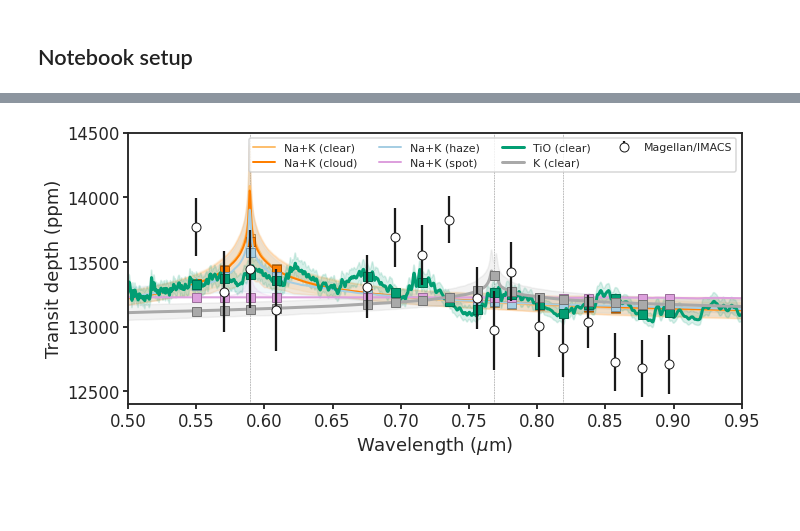
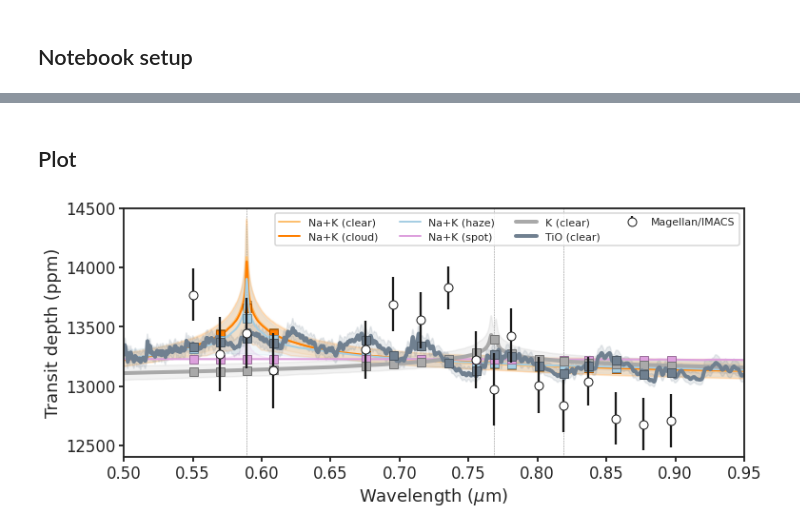
Before and after one commit to icweaver/HAT-P-23b, a Jupyter notebook: notebooks/retrieval_tspec.ipynb, the cells around one changed output, grey strips where cells are left out. Saved outputs shown, nothing was run; the diff lists cells and outputs as text; code cells hidden in the pictures; blank space fills up the shorter version.

Commit message:
updated figures and env

```diff
--- a/notebooks/retrieval_tspec.ipynb
+++ b/notebooks/retrieval_tspec.ipynb
@@ -45,41 +45,41 @@ plt.rcParams.update(params)
 # %%
-# Load
 base_dir = "data/retrieval_tspec"
 
+# Retrievals with lowest and highest log-evidences
 fpaths_dict_extrema = {
+    "K (clear)": f"{base_dir}/HATP23_E1_NoHet_FitP0_NoClouds_NoHaze_NofitR0_K",  # Worst
     "TiO (clear)": f"{base_dir}/HATP23_E1_NoHet_FitP0_NoClouds_NoHaze_NofitR0_TiO",  # Best
-    "K (clear)": f"{base_dir}/HATP23_E1_NoHet_FitP0_NoClouds_NoHaze_NofitR0_K",  # Worst
 }
-
-
 data_dict_extrema = {
     model_name: {
-        "data": ascii.read(f"{model_dir}/retr_model.txt"),
-        "sampled_data": ascii.read(
+        "tspec": ascii.read(f"{model_dir}/retr_model.txt"),
+        "tspec_sampled": ascii.read(
             f"{model_dir}/retr_model_sampled_Magellan_IMACS.txt"
         ),
+        "retrieval": utils.load_pickle(f"{model_dir}/retrieval.pkl"),
     }
     for (model_name, model_dir) in fpaths_dict_extrema.items()
 }
 
+# Additional retreivals to compare overall shape
 fpaths_dict = {
     "Na+K (clear)": f"{base_dir}/HATP23_E1_NoHet_FitP0_NoClouds_NoHaze_NofitR0_Na_K",
     "Na+K (cloud)": f"{base_dir}/HATP23_E1_NoHet_FitP0_Clouds_NoHaze_NofitR0_Na_K",
     "Na+K (haze)": f"{base_dir}/HATP23_E1_NoHet_FitP0_NoClouds_Haze_NofitR0_Na_K",
     "Na+K (spot)": f"{base_dir}/HATP23_E1_Het_FitP0_NoClouds_NoHaze_NofitR0_Na_K",
 }
-
-
 data_dict = {
     model_name: {
-        "data": ascii.read(f"{model_dir}/retr_model.txt"),
-        "sampled_data": ascii.read(
+        "tspec": ascii.read(f"{model_dir}/retr_model.txt"),
+        "tspec_sampled": ascii.read(
             f"{model_dir}/retr_model_sampled_Magellan_IMACS.txt"
         ),
+        "retrieval": utils.load_pickle(f"{model_dir}/retrieval.pkl"),
     }
     for (model_name, model_dir) in fpaths_dict.items()
 }
 
+# Instrument data
 instrument_dict = {
     "Magellan_IMACS": {
         "plot_kwargs": {
@@ -98,16 +96,9 @@ instrument_dict = {
+# %% [markdown]
+## Plot
 # %%
-# Plot
 fig, ax = plt.subplots(figsize=FIG_WIDE)
 
-# Plot best fit model in bold
-# "K (clear)": f"{base_dir}/HATP23_E1_NoHet_FitP0_NoClouds_NoHaze_NofitR0_K",
-# "TiO (clear)": f"{base_dir}/HATP23_E1_NoHet_FitP0_NoClouds_NoHaze_NofitR0_TiO",
-# utils.plot_model(
-#     ax, data_dict["TiO (clear)"], model_kwargs={"lw": 0}, fill_kwargs={"alpha": 0.5}
-# )
-
-
-# Plot sample models
+# Sample models
 colors = ["C0", "C1", "C2", "C4"]
 for color, (model_name, model_dict) in zip(colors, data_dict.items()):
     p = utils.plot_model(
@@ -118,45 +109,42 @@ for color, (model_name, model_dict) in zip(colors, data_dict.items()):
         sample_kwargs={"marker": "o"},
     )
 
-# Plot best and worst models
-colors = ["C7", "darkgrey"]
+# Best and worst models
+colors = ["darkgrey", "C8"]
 for color, (model_name, model_dict) in zip(colors, data_dict_extrema.items()):
     p = utils.plot_model(
         ax,
         model_dict,
-        model_kwargs={"lw": 3, "label": model_name},
+        model_kwargs={"lw": 4, "label": model_name},
         fill_kwargs={"color": color, "alpha": 0.15},
         sample_kwargs={"marker": "o"},
     )
 
 # Instruments
 for (instrument_name, instrument_data) in instrument_dict.items():
     instrument_name = instrument_name.replace("_", "/")
     utils.plot_instrument(ax, instrument_data)
-
-
-ax.set_xlim(0.5, 0.95)
-ax.set_ylim(12_400, 14_500)
-ax.set_xlabel(r"Wavelength $(\mu\mathrm{m})$")
-ax.set_ylabel("Transit depth (ppm)")
-ax.legend(loc=1, ncol=4, fontsize=11)
 
 # Species
 species = {
     "Na I-D": 5892.9,
     #'Hα':6564.6,
     "K I_avg": 7682.0,
     "Na I-8200_avg": 8189.0,
 }
 [
     ax.axvline(wav / 10000, lw=0.5, ls="--", color="grey", zorder=0)
     for name, wav in species.items()
 ]
 
-
 # Save
-# fig.tight_layout()
+ax.legend(loc=1, ncol=4, fontsize=11)
+ax.set_xlim(0.5, 0.95)
+ax.set_ylim(12_400, 14_500)
+ax.set_xlabel(r"Wavelength $(\mu\mathrm{m})$")
+ax.set_ylabel("Transit depth (ppm)")
+fig.tight_layout()
 fig.set_size_inches(FIG_WIDE)
-utils.savefig('../paper/figures/retrieval_tspec/retrieval_tspec.pdf')
+utils.savefig("../paper/figures/retrieval_tspec/retrieval_tspec.pdf")
 # %% [output]
-[figure, old version]
+[figure, new version]
```
Also changed, not shown: parts of 8 cells of this notebook, 13 other files.
